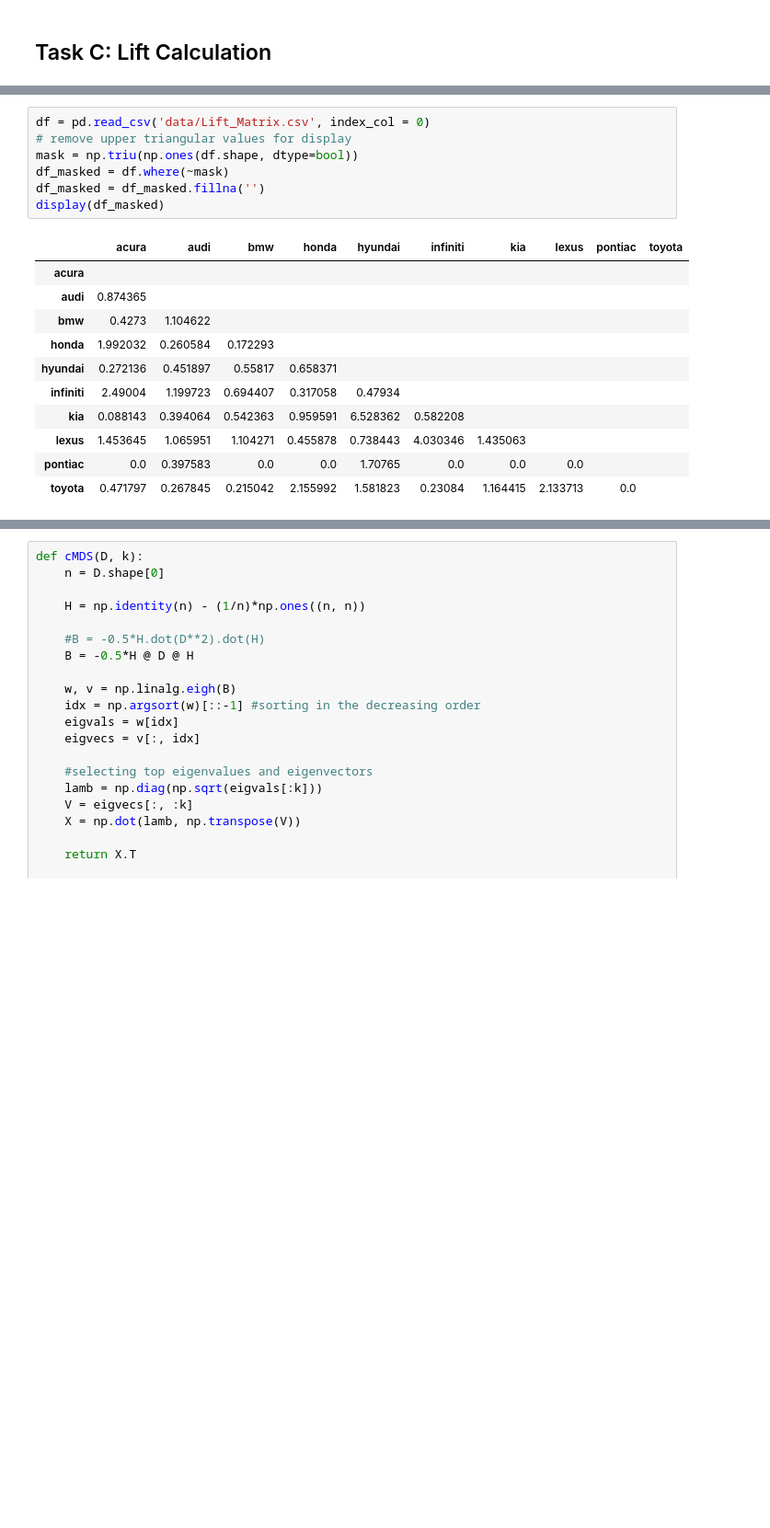
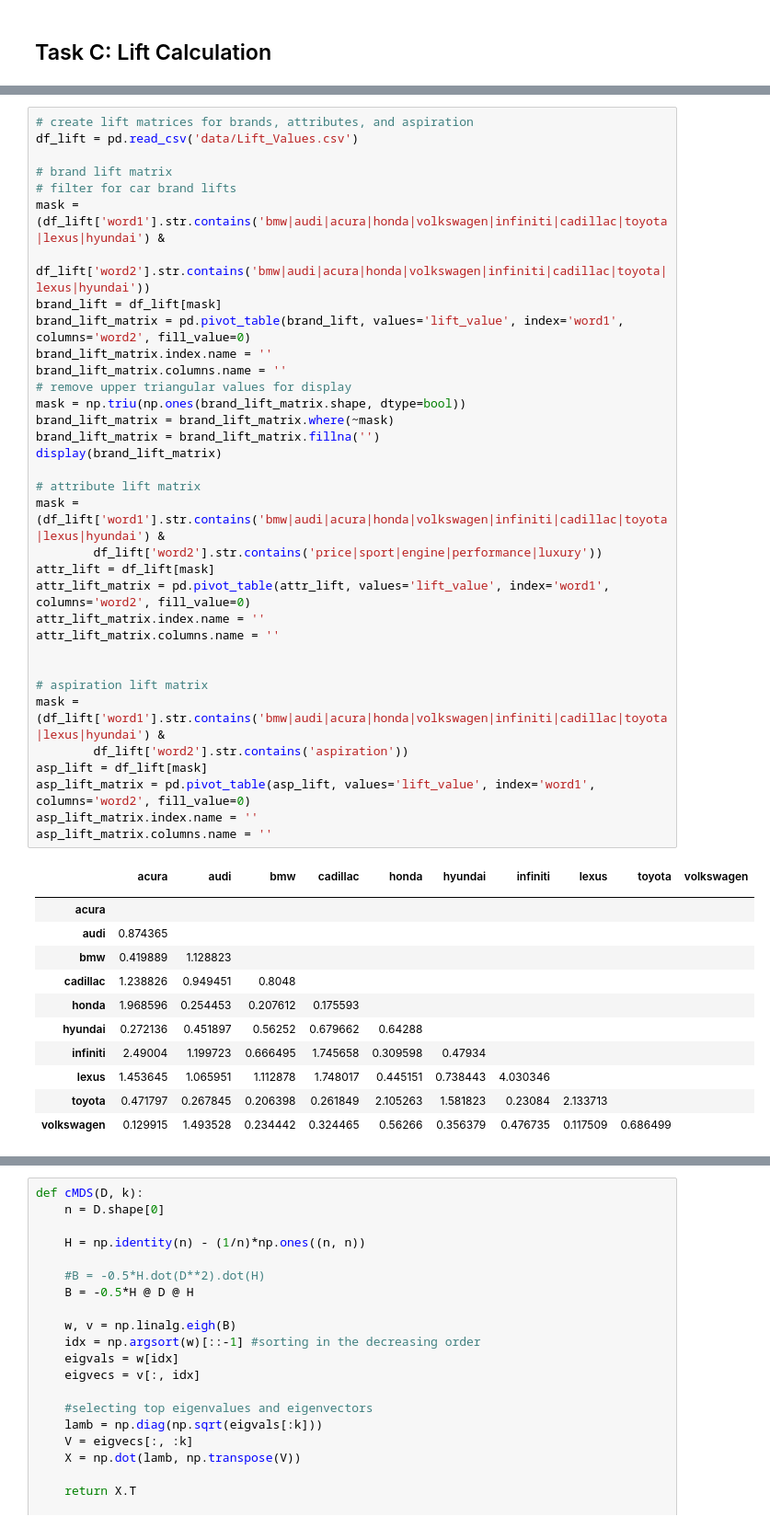
Before and after one commit to milan-vaghani/Mid-sized-Luxury-Car-Comparison, a Jupyter notebook: assignment1.ipynb, the cells around one changed output, grey strips where cells are left out. Shown: that part at 92% size. Cells and saved outputs as stored; diff of their text form; blank space fills up the shorter version.

```diff
--- a/assignment1.ipynb
+++ b/assignment1.ipynb
@@ -715,24 +705,52 @@ def main():
 # Run the script
 if __name__ == "__main__":
     main()
-# %%
-df = pd.read_csv('data/Lift_Matrix.csv', index_col = 0)
-# remove upper triangular values for display
-mask = np.triu(np.ones(df.shape, dtype=bool))
-df_masked = df.where(~mask)
-df_masked = df_masked.fillna('')
-display(df_masked)
-# %% [output]
-|  | acura | audi | bmw | honda | hyundai | infiniti | kia | lexus | pontiac | toyota |
-| acura |  |  |  |  |  |  |  |  |  |  |
-| audi | 0.874365 |  |  |  |  |  |  |  |  |  |
-| bmw | 0.4273 | 1.104622 |  |  |  |  |  |  |  |  |
-| honda | 1.992032 | 0.260584 | 0.172293 |  |  |  |  |  |  |  |
-| hyundai | 0.272136 | 0.451897 | 0.55817 | 0.658371 |  |  |  |  |  |  |
-| infiniti | 2.49004 | 1.199723 | 0.694407 | 0.317058 | 0.47934 |  |  |  |  |  |
-| kia | 0.088143 | 0.394064 | 0.542363 | 0.959591 | 6.528362 | 0.582208 |  |  |  |  |
-| lexus | 1.453645 | 1.065951 | 1.104271 | 0.455878 | 0.738443 | 4.030346 | 1.435063 |  |  |  |
-| pontiac | 0.0 | 0.397583 | 0.0 | 0.0 | 1.70765 | 0.0 | 0.0 | 0.0 |  |  |
-| toyota | 0.471797 | 0.267845 | 0.215042 | 2.155992 | 1.581823 | 0.23084 | 1.164415 | 2.133713 | 0.0 |  |
+# %%
+# create lift matrices for brands, attributes, and aspiration
+df_lift = pd.read_csv('data/Lift_Values.csv')
+
+# brand lift matrix
+# filter for car brand lifts
+mask = (df_lift['word1'].str.contains('bmw|audi|acura|honda|volkswagen|infiniti|cadillac|toyota|lexus|hyundai') &
+        df_lift['word2'].str.contains('bmw|audi|acura|honda|volkswagen|infiniti|cadillac|toyota|lexus|hyundai'))
+brand_lift = df_lift[mask]
+brand_lift_matrix = pd.pivot_table(brand_lift, values='lift_value', index='word1', columns='word2', fill_value=0)
+brand_lift_matrix.index.name = ''
+brand_lift_matrix.columns.name = ''
+# remove upper triangular values for display
+mask = np.triu(np.ones(brand_lift_matrix.shape, dtype=bool))
+brand_lift_matrix = brand_lift_matrix.where(~mask)
+brand_lift_matrix = brand_lift_matrix.fillna('')
+display(brand_lift_matrix)
+
+# attribute lift matrix
+mask = (df_lift['word1'].str.contains('bmw|audi|acura|honda|volkswagen|infiniti|cadillac|toyota|lexus|hyundai') &
+        df_lift['word2'].str.contains('price|sport|engine|performance|luxury'))
+attr_lift = df_lift[mask]
+attr_lift_matrix = pd.pivot_table(attr_lift, values='lift_value', index='word1', columns='word2', fill_value=0)
+attr_lift_matrix.index.name = ''
+attr_lift_matrix.columns.name = ''
+
+
+# aspiration lift matrix
+mask = (df_lift['word1'].str.contains('bmw|audi|acura|honda|volkswagen|infiniti|cadillac|toyota|lexus|hyundai') &
+        df_lift['word2'].str.contains('aspiration'))
+asp_lift = df_lift[mask]
+asp_lift_matrix = pd.pivot_table(asp_lift, values='lift_value', index='word1', columns='word2', fill_value=0)
+asp_lift_matrix.index.name = ''
+asp_lift_matrix.columns.name = ''
+# %% [output]
+|  | acura | audi | bmw | cadillac | honda | hyundai | infiniti | lexus | toyota | volkswagen |
+|  |  |  |  |  |  |  |  |  |  |  |
+| acura |  |  |  |  |  |  |  |  |  |  |
+| audi | 0.874365 |  |  |  |  |  |  |  |  |  |
+| bmw | 0.419889 | 1.128823 |  |  |  |  |  |  |  |  |
+| cadillac | 1.238826 | 0.949451 | 0.8048 |  |  |  |  |  |  |  |
+| honda | 1.968596 | 0.254453 | 0.207612 | 0.175593 |  |  |  |  |  |  |
+| hyundai | 0.272136 | 0.451897 | 0.56252 | 0.679662 | 0.64288 |  |  |  |  |  |
+| infiniti | 2.49004 | 1.199723 | 0.666495 | 1.745658 | 0.309598 | 0.47934 |  |  |  |  |
+| lexus | 1.453645 | 1.065951 | 1.112878 | 1.748017 | 0.445151 | 0.738443 | 4.030346 |  |  |  |
+| toyota | 0.471797 | 0.267845 | 0.206398 | 0.261849 | 2.105263 | 1.581823 | 0.23084 | 2.133713 |  |  |
+| volkswagen | 0.129915 | 1.493528 | 0.234442 | 0.324465 | 0.56266 | 0.356379 | 0.476735 | 0.117509 | 0.686499 |  |
 # %% [markdown]
 ## Task D: MDS Map
```
Also changed, not shown: parts of 20 cells of this notebook, 7 other files.
